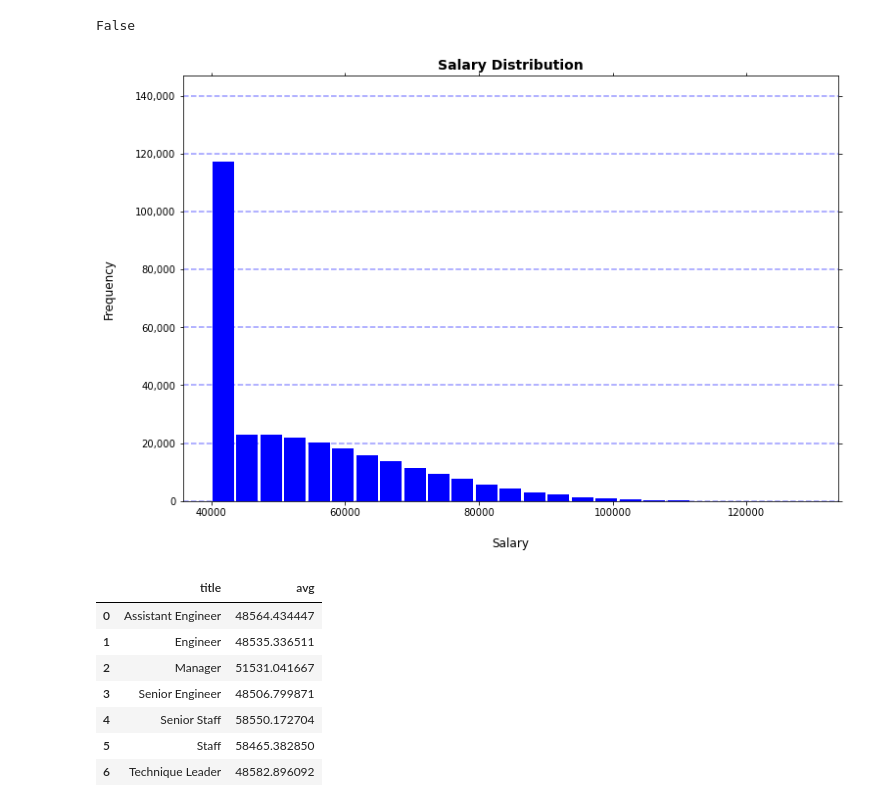
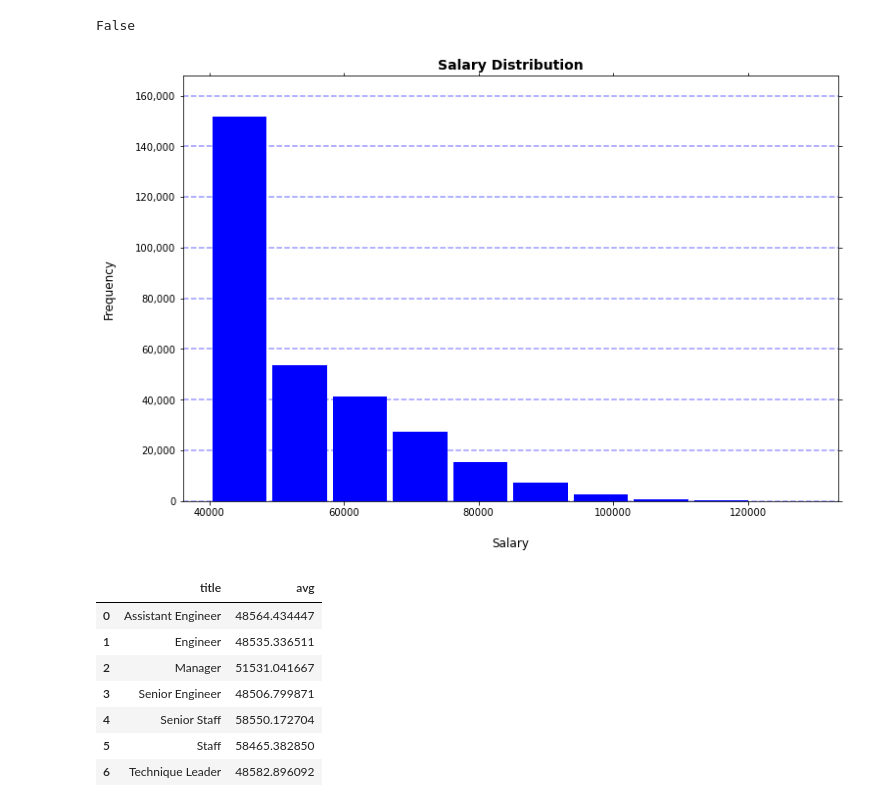
Before and after one commit to itsnameeta/sql-challenge, a Jupyter notebook: EmployeeSQL/Employee.ipynb, the cells around one changed output. Drawn from its saved outputs; the diff is of its cells as text; code cells hidden in the pictures.

```diff
--- a/EmployeeSQL/Employee.ipynb
+++ b/EmployeeSQL/Employee.ipynb
@@ -14,6 +14,9 @@ import matplotlib.pyplot as plt
 from matplotlib.ticker import StrMethodFormatter
 # %%
 from sqlalchemy import create_engine
+from config import pgadmin_pass
 
-engine = create_engine('postgresql://postgres:tiki@localhost:5432/postgres')
+engine = create_engine(f"postgresql://postgres:{pgadmin_pass}@localhost:5432/postgres")
 connection = engine.connect()
+
+engine
@@ -36,24 +41,24 @@ False
 # %%
 # Create a histogram to visualize the most common salary ranges for employees.
 
-ax = salary_df.hist(column='salary', bins=25, grid=False, figsize=(12,8), color='blue', zorder=2, rwidth=0.9)
+ax = salary_df.hist(column='salary', bins=10, grid=False, figsize=(12,8), color='blue', zorder=2, rwidth=0.9)
 ax = ax[0]
 
 for x in ax:
     x.tick_params(axis="both", which="both", bottom="off", top="off", labelbottom="on", left="off", right="off", labelleft="on")
     vals = x.get_yticks()
 
     for tick in vals:
         x.axhline(y=tick, linestyle='dashed', alpha=0.4, color='blue', zorder=1)
 
     x.set_xlabel("Salary", labelpad=20, size=12)
     x.set_ylabel("Frequency", labelpad=20, size=12)
     x.set_title("Salary Distribution", weight='bold', size=14)
     x.yaxis.set_major_formatter(StrMethodFormatter('{x:,g}'))
 
 plt.savefig('Salary_Distribution.png')
 # %% [output]
-[figure, old version]
+[figure, new version]
 # %%
 # Salary by Title
 salary_group_df = pd.read_sql("""SELECT titles.title, AVG(salaries.salary)
```
Also changed, not shown: parts of 1 cell of this notebook, 2 other files.
